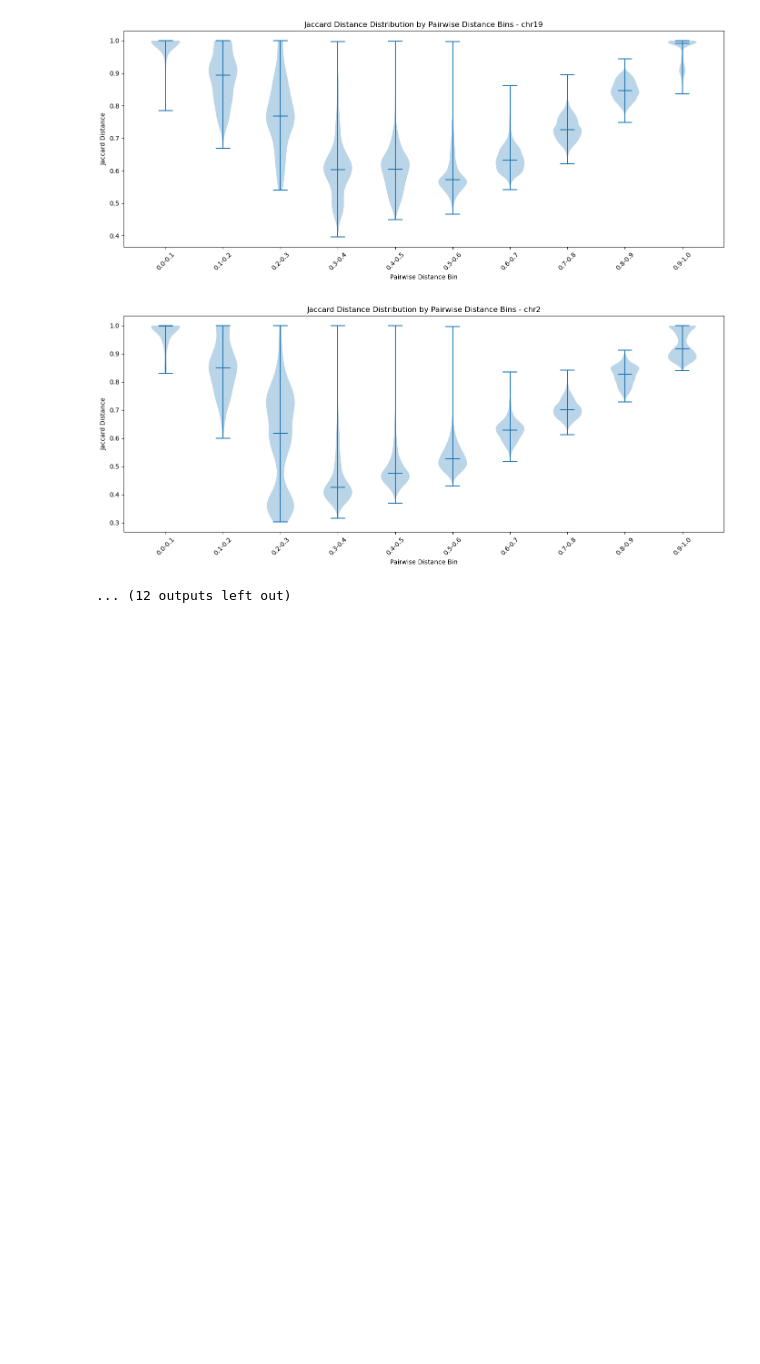
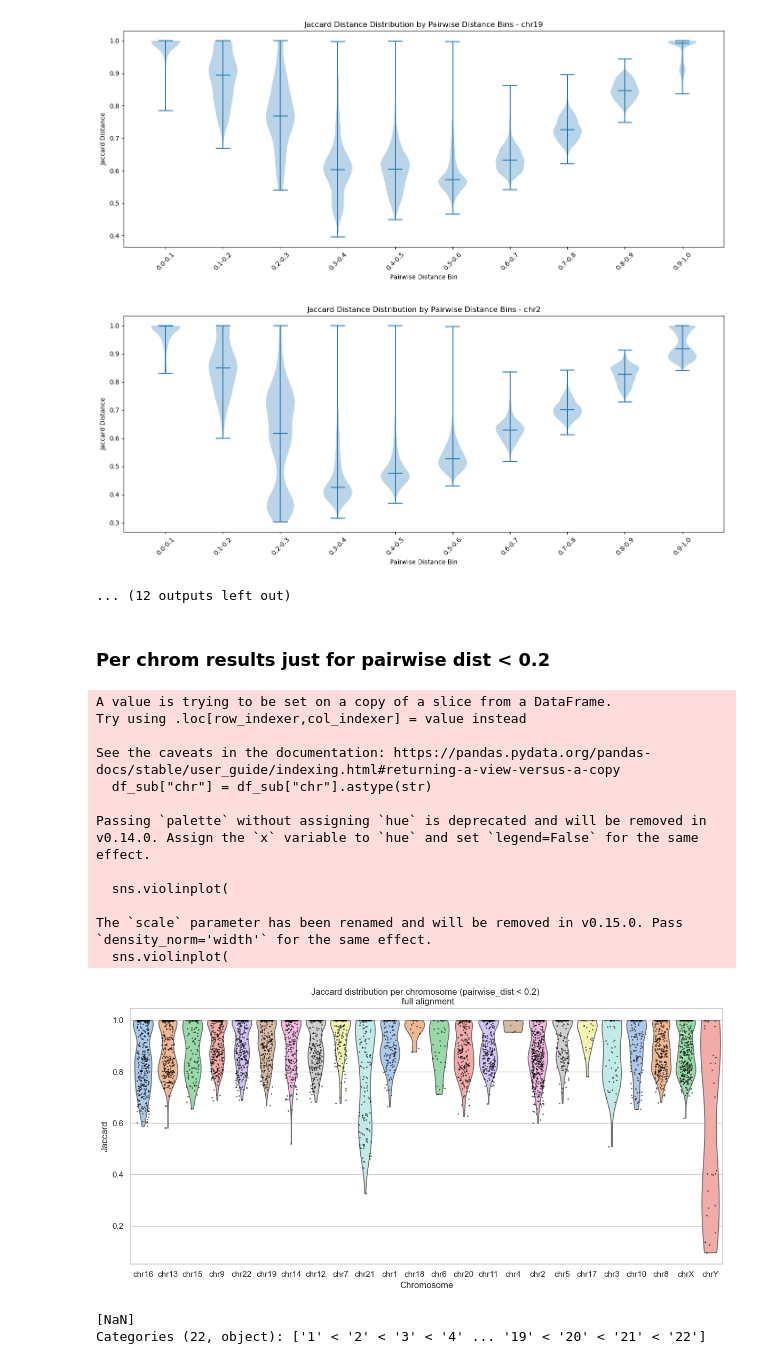
Before and after one commit to miramastoras/centrolign_analysis, a Jupyter notebook: analysis_notes/release2_QC_v2/notebooks/pairwise_consistency.ipynb, the cells around one changed output. Drawn from its saved outputs; the diff is of its cells as text; code cells hidden in the pictures; blank space fills up the shorter version.

```diff
--- a/analysis_notes/release2_QC_v2/notebooks/pairwise_consistency.ipynb
+++ b/analysis_notes/release2_QC_v2/notebooks/pairwise_consistency.ipynb
@@ -272,3 +272,72 @@ for chrom in sorted(df["chr"].unique()):
 [figure]
 [figure]
 ... (12 outputs left out)
+# %% [markdown]
+### Per chrom results just for pairwise dist < 0.2
+# %%
+import pandas as pd
+import seaborn as sns
+import matplotlib.pyplot as plt
+
+# subset dataframe
+df_sub = df[df["pairwise_dist"] < 0.2]
+
+# make sure chr is categorical
+df_sub["chr"] = df_sub["chr"].astype(str)
+
+# set style
+sns.set(style="whitegrid")
+
+plt.figure(figsize=(12, 6))
+
+# palette (one color per chromosome)
+chrs = df_sub["chr"].unique()
+palette = sns.color_palette("pastel", n_colors=len(chrs))
+palette_dict = dict(zip(chrs, palette))
+
+# violin plot
+sns.violinplot(
+    data=df_sub,
+    x="chr",
+    y="jaccard",
+    inner=None,
+    cut=0,
+    scale="width",
+    palette=palette_dict
+)
+
+# strip plot overlay
+sns.stripplot(
+    data=df_sub,
+    x="chr",
+    y="jaccard",
+    color="black",
+    jitter=0.25,
+    size=2,
+    alpha=0.6
+)
+
+plt.xlabel("Chromosome")
+plt.ylabel("Jaccard")
+plt.title("Jaccard distribution per chromosome (pairwise_dist < 0.2) \n full alignment")
+plt.tight_layout()
+plt.show()
+# %% [output]
+A value is trying to be set on a copy of a slice from a DataFrame.
+Try using .loc[row_indexer,col_indexer] = value instead
+
+See the caveats in the documentation: https://pandas.pydata.org/pandas-docs/stable/user_guide/indexing.html#returning-a-view-versus-a-copy
+  df_sub["chr"] = df_sub["chr"].astype(str)
+
+Passing `palette` without assigning `hue` is deprecated and will be removed in v0.14.0. Assign the `x` variable to `hue` and set `legend=False` for the same effect.
+
+  sns.violinplot(
+
+The `scale` parameter has been renamed and will be removed in v0.15.0. Pass `density_norm='width'` for the same effect.
+  sns.violinplot(
+[figure, added]
+# %%
+print(df_sub["chr"].unique()[:10])
+# %% [output]
+[NaN]
+Categories (22, object): ['1' < '2' < '3' < '4' ... '19' < '20' < '21' < '22']
```
Also changed, not shown: parts of 6 cells of this notebook, 8 other files.
